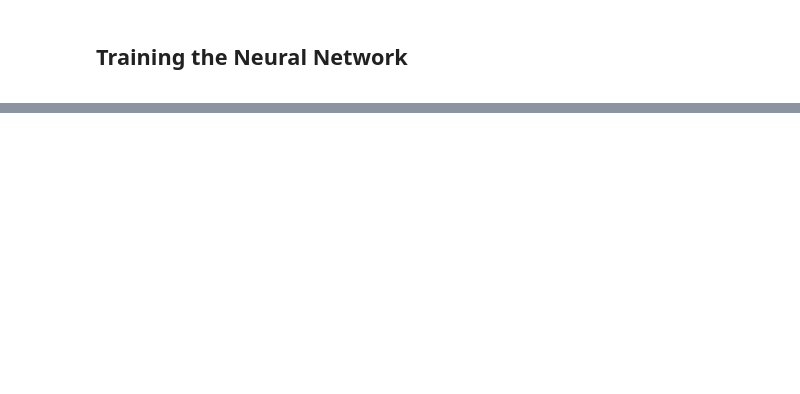
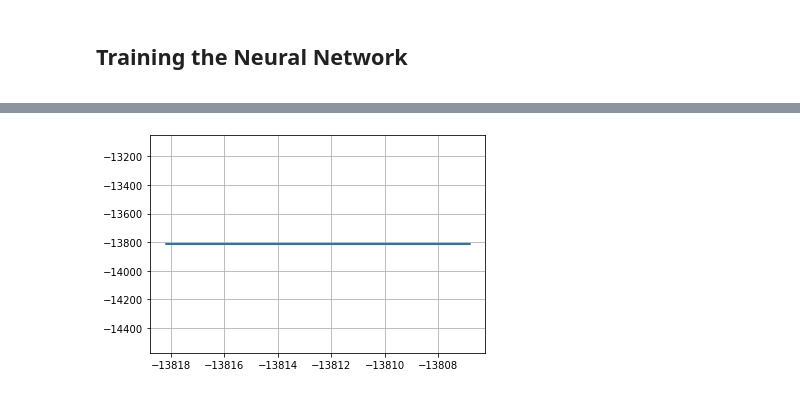
Before and after one commit to KKaroni/Symmetry-in-Machine-learned-Molecular-Force-Fields, a Jupyter notebook: BPNN.ipynb, the cells around one changed output, grey strips where cells are left out. Saved outputs shown, nothing was run; the diff lists cells and outputs as text; code cells hidden in the pictures; blank space fills up the shorter version.

```diff
--- a/BPNN.ipynb
+++ b/BPNN.ipynb
@@ -316,8 +466,9 @@ tensor(-0.7717, grad_fn=<SumBackward0>)
 net = BPNN()
 
 criterion = nn.MSELoss()
-optimizer = optim.Adam(net.parameters(), lr=0.001)
-nepochs = 1
+optimizer = optim.Adam(net.parameters(), lr=0.1)
+nepochs = 100
+
 
 train_loss = np.zeros(nepochs)
 test_loss = np.zeros(nepochs)
@@ -332,16 +483,19 @@ for epoch in range(nepochs):  # loop over the dataset multiple times
     counter = 0
     for i, data in enumerate(dataloader, 0):
         # get the inputs; data is a list of [inputs, labels]
-        print(shape(data))
         inputs, labels = data
-        inputs = torch.reshape(inputs,(3,2))    #  hard-coded !!!!!!!!!!!!!!!!!!!!!!!!!!!!!
-        print(np.shape(inputs))
+#        inputs = torch.reshape(inputs,(3,2))    #  hard-coded !!!!!!!!!!!!!!!!!!!!!!!!!!!!!
 
         # zero the parameter gradients
         optimizer.zero_grad()
 
+#         print(np.shape(inputs))
+#         print(inputs)
+
         # forward + backward + optimize
-        outputs = net(inputs[0],inputs[1],inputs[2])        #??????????????????????????????????????
+
+        outputs = net(inputs[0][0],inputs[0][1],inputs[0][2])        #??????????????????????????????????????
+
 
         loss = criterion(outputs, labels)
         loss.backward()
@@ -349,20 +503,10 @@ for epoch in range(nepochs):  # loop over the dataset multiple times
 
         # print statistics
         running_loss += loss.item()
-        epoch_train_loss += loss.item()
 
-        with torch.no_grad():
-            epoch_test_loss += criterion(net(test_set), testlabels).item()
-
-#        if i % 200 == 199:    # print every 200 mini-batches
         print('[%d, %5d] loss: %.3f' %
-                  (epoch + 1, i + 1, running_loss / 200))
+                  (epoch + 1, i + 1, loss))
         running_loss = 0.0
-#        counter += 1
-
-    train_loss[epoch] = epoch_train_loss/counter
-    test_loss[epoch] = epoch_test_loss/counter
-    epoch_train_loss = 0.0
 
 print('Finished Training')
 # %% [output]
@@ -369,0 +531,6 @@ NameError: name 'shape' is not defined
+# %%
+x1, x2, x3 = test_set[10]
+
+output = net(x1, x2, x3)
+print('output')
+print(output)
@@ -369,0 +540,5 @@ NameError: name 'shape' is not defined
+# %%
+prediction = np.zeros(100)
+for i in range(100):
+    x1,x2,x3 = test_set[i]
+    prediction[i] = net(x1, x2, x3)
@@ -369,0 +565,5 @@ NameError: name 'shape' is not defined
+# %%
+plt.plot(test_labels,prediction)
+plt.grid()
+# %% [output]
+[figure, added]
```
Also changed, not shown: parts of 12 cells of this notebook.
